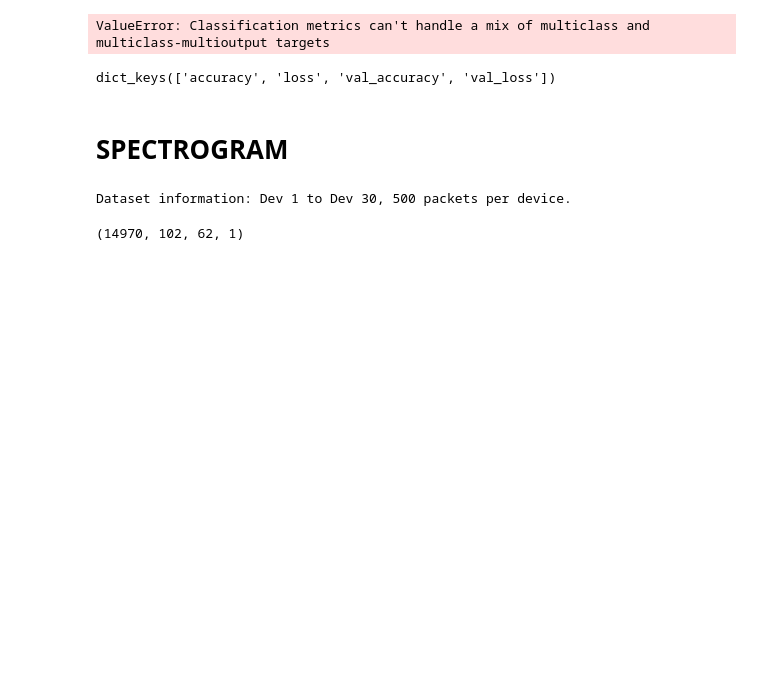
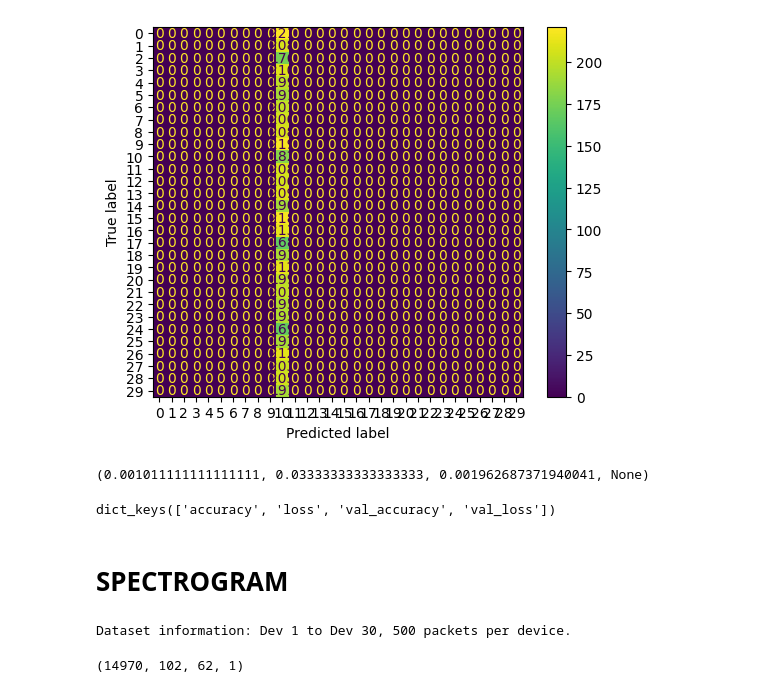
Before and after one commit to Yaw5/work, a Jupyter notebook: benjamin.ipynb, the cells around one changed output. Cells and saved outputs as stored; diff of their text form; code cells hidden in the pictures; blank space fills up the shorter version.

```diff
--- a/benjamin.ipynb
+++ b/benjamin.ipynb
@@ -147,9 +159,10 @@ plt.show()
 # data_real_values_test, label_train, label_testa
 all_labels = np.unique(label)
 predictions = model_to_train.predict(data_real_values_test)
+predictions = np.argmax(predictions, axis=1).reshape(predictions.shape[0], 1)
 confusion_matrix = metrics.confusion_matrix(label_test, predictions)
-precision_recall_fscore_support(label_test, predictions, average='macro')
 cm_display = metrics.ConfusionMatrixDisplay(confusion_matrix = confusion_matrix, display_labels = all_labels)
 cm_display.plot()
 plt.show()
+precision_recall_fscore_support(label_test, predictions, average='macro')
 # %% [output]
@@ -157,4 +170,5 @@ plt.show()
+[figure, added]
-ValueError: Classification metrics can't handle a mix of multiclass and multiclass-multioutput targets
+(0.001011111111111111, 0.03333333333333333, 0.001962687371940041, None)
 # %%
 print(train_history.history.keys())
 # %% [output]
```
Also changed, not shown: parts of 13 cells of this notebook.
